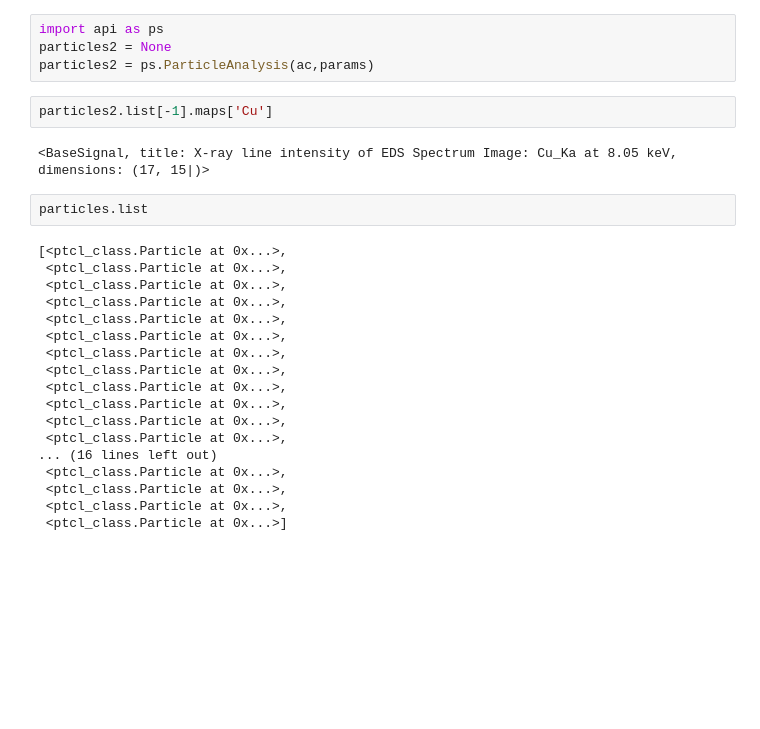
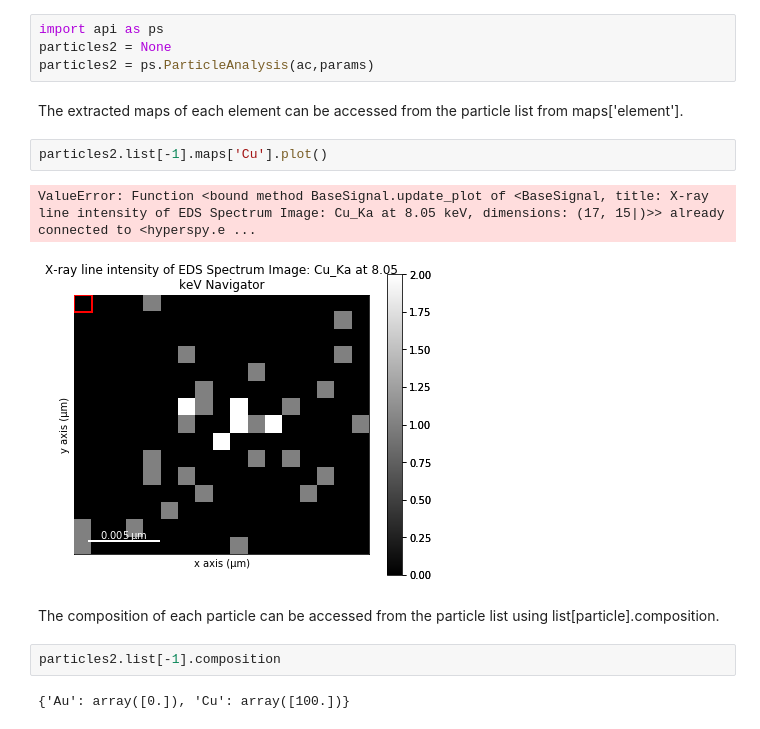
Before and after one commit to ePSIC-DLS/particlespy, a Jupyter notebook: ParticleSpy/Basic Example.ipynb, the cells around one changed output. Drawn from its saved outputs; the diff is of its cells as text; blank space fills up the shorter version.

```diff
--- a/ParticleSpy/Basic Example.ipynb
+++ b/ParticleSpy/Basic Example.ipynb
@@ -61,27 +60,16 @@ Now, we need to run ParticleAnalysis again in order to get the accompanying EDS
 import api as ps
 particles2 = None
 particles2 = ps.ParticleAnalysis(ac,params)
+# %% [markdown]
+The extracted maps of each element can be accessed from the particle list from maps['element'].
 # %%
-particles2.list[-1].maps['Cu']
+particles2.list[-1].maps['Cu'].plot()
 # %% [output]
-<BaseSignal, title: X-ray line intensity of EDS Spectrum Image: Cu_Ka at 8.05 keV, dimensions: (17, 15|)>
+ValueError: Function <bound method BaseSignal.update_plot of <BaseSignal, title: X-ray line intensity of EDS Spectrum Image: Cu_Ka at 8.05 keV, dimensions: (17, 15|)>> already connected to <hyperspy.e ...
+[figure, added]
-# %%
-particles.list
-# %% [output]
-[<ptcl_class.Particle at 0x...>,
- <ptcl_class.Particle at 0x...>,
- <ptcl_class.Particle at 0x...>,
- <ptcl_class.Particle at 0x...>,
- <ptcl_class.Particle at 0x...>,
- <ptcl_class.Particle at 0x...>,
- <ptcl_class.Particle at 0x...>,
- <ptcl_class.Particle at 0x...>,
- <ptcl_class.Particle at 0x...>,
- <ptcl_class.Particle at 0x...>,
- <ptcl_class.Particle at 0x...>,
- <ptcl_class.Particle at 0x...>,
-... (16 lines left out)
- <ptcl_class.Particle at 0x...>,
- <ptcl_class.Particle at 0x...>,
- <ptcl_class.Particle at 0x...>,
- <ptcl_class.Particle at 0x...>]
+# %% [markdown]
+The composition of each particle can be accessed from the particle list using list[particle].composition.
+# %%
+particles2.list[-1].composition
+# %% [output]
+{'Au': array([0.]), 'Cu': array([100.])}
```
Also changed, not shown: parts of 6 cells of this notebook, 1 other file.
